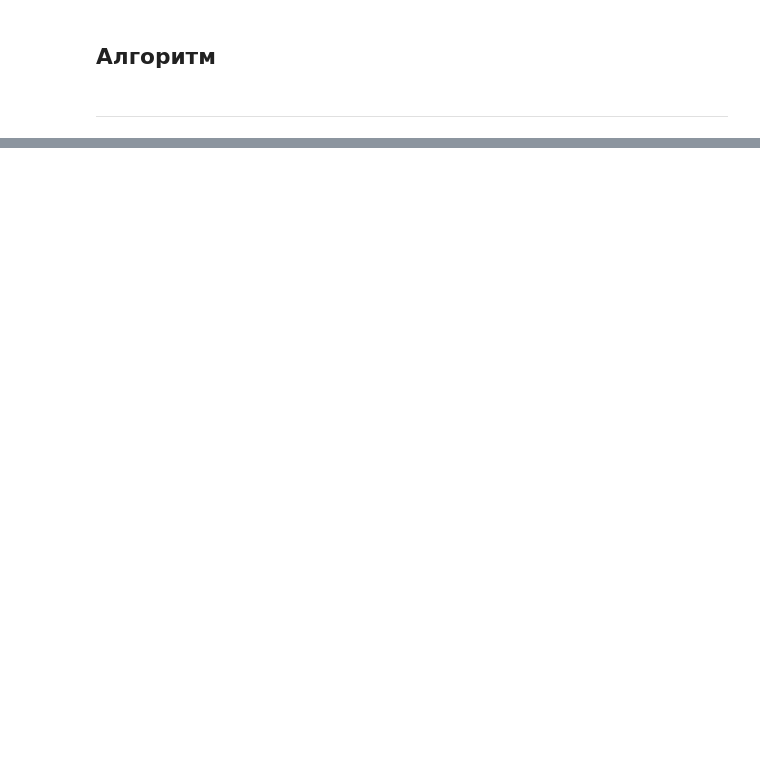
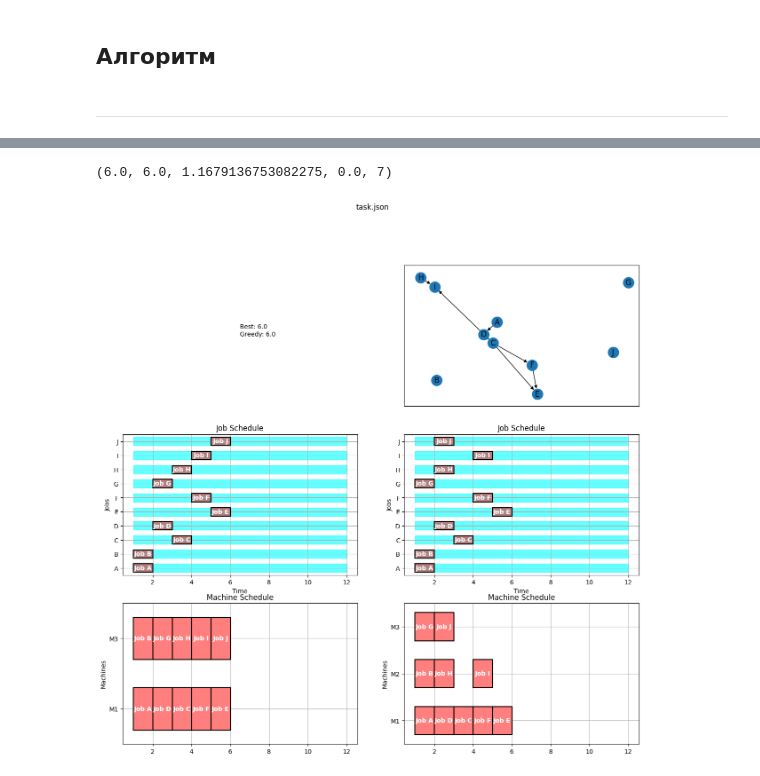
Before and after one commit to Igor743646/Optimization-Methods, a Jupyter notebook: Lab1/Lab1.ipynb, the cells around one changed output, grey strips where cells are left out. Saved outputs shown, nothing was run; the diff lists cells and outputs as text; code cells hidden in the pictures; blank space fills up the shorter version.

```diff
--- a/Lab1/Lab1.ipynb
+++ b/Lab1/Lab1.ipynb
@@ -194,8 +200,8 @@ def Sheduler(answer: list, jobs: dict, machines: list):
     for i, bucket in enumerate(answer):
         for j, job in enumerate(bucket):
             result[job] = {
-                'start': start_time + i * duration,
-                'finish': start_time + (i + 1) * duration,
+                'start': float(start_time + i * duration),
+                'finish': float(start_time + (i + 1) * duration),
                 'machine': machines[j],
             }
 
@@ -214,7 +220,7 @@ def Solve(jobs: dict, machines: list):
 # %% [markdown]
 ---
 # %%
-def Test(name):
+def Test(name, verbose = False):
     DATA = ReadJson(name=name)
 
     #Задание спика машин
@@ -225,22 +231,32 @@ def Test(name):
 
     g = nx.DiGraph()
     for i in JOBS:
+        g.add_node(i)
         for j in JOBS[i]["dependencies"]:
             g.add_edge(i, j)
 
+    start2 = time.time()
+    SCHEDULE2 = Solve(JOBS, MACHINES)
+    end2 = time.time()
+    try:
+        start1 = time.time()
+        SCHEDULE1, MODEL = ScheduleMachines(JOBS, MACHINES)
+        end1 = time.time()
+    except:
+        return None, Kpi(JOBS, SCHEDULE2)['Makespan'], 5.0, (end2-start2), len(g.edges())
 
 
-    SCHEDULE1, MODEL = ScheduleMachines(JOBS, MACHINES)
-    SCHEDULE2 = Solve(JOBS, MACHINES)
+    if not verbose:
+        fig, ax = plt.subplots(3, 2, figsize=(15,14))
+        fig.suptitle(f"{name}")
+        ax[0][0].get_xaxis().set_visible(False)
+        ax[0][0].get_yaxis().set_visible(False)
+        ax[0][0].set_axis_off()
+        ax[0][0].text(0.5, 0.5, f"Best: {Kpi(JOBS, SCHEDULE1)['Makespan']}\n"
+                     f"Greedy: {Kpi(JOBS, SCHEDULE2)['Makespan']}")
 
-    fig, ax = plt.subplots(3, 2, figsize=(15,14))
-    fig.suptitle(f"{name}")
-    ax[0][0].get_xaxis().set_visible(False)
-    ax[0][0].get_yaxis().set_visible(False)
-    ax[0][0].set_axis_off()
-    ax[0][0].text(0.5, 0.5, f"Best: {Kpi(JOBS, SCHEDULE1)['Makespan']}\n"
-                 f"Greedy: {Kpi(JOBS, SCHEDULE2)['Makespan']}")
+        nx.draw_networkx(g, ax=ax[0][1])
+        Gantt(JOBS, SCHEDULE1, ax[1][0], ax[2][0])
+        Gantt(JOBS, SCHEDULE2, ax[1][1], ax[2][1])
 
-    nx.draw_networkx(g, ax=ax[0][1])
-    Gantt(JOBS, SCHEDULE1, ax[1][0], ax[2][0])
-    Gantt(JOBS, SCHEDULE2, ax[1][1], ax[2][1])
+    return Kpi(JOBS, SCHEDULE1)['Makespan'], Kpi(JOBS, SCHEDULE2)['Makespan'], (end1-start1), (end2-start2), len(g.edges())
@@ -262,0 +311,6 @@ Test("task4.json")
+# %%
+WriteJson(script.create_task(3, 10, 1, 1, 12, m=7))
+Test("task.json")
+# %% [output]
+(6.0, 6.0, 1.1679136753082275, 0.0, 7)
+[figure, added]
```
Also changed, not shown: parts of 8 cells of this notebook, 3 other files.
